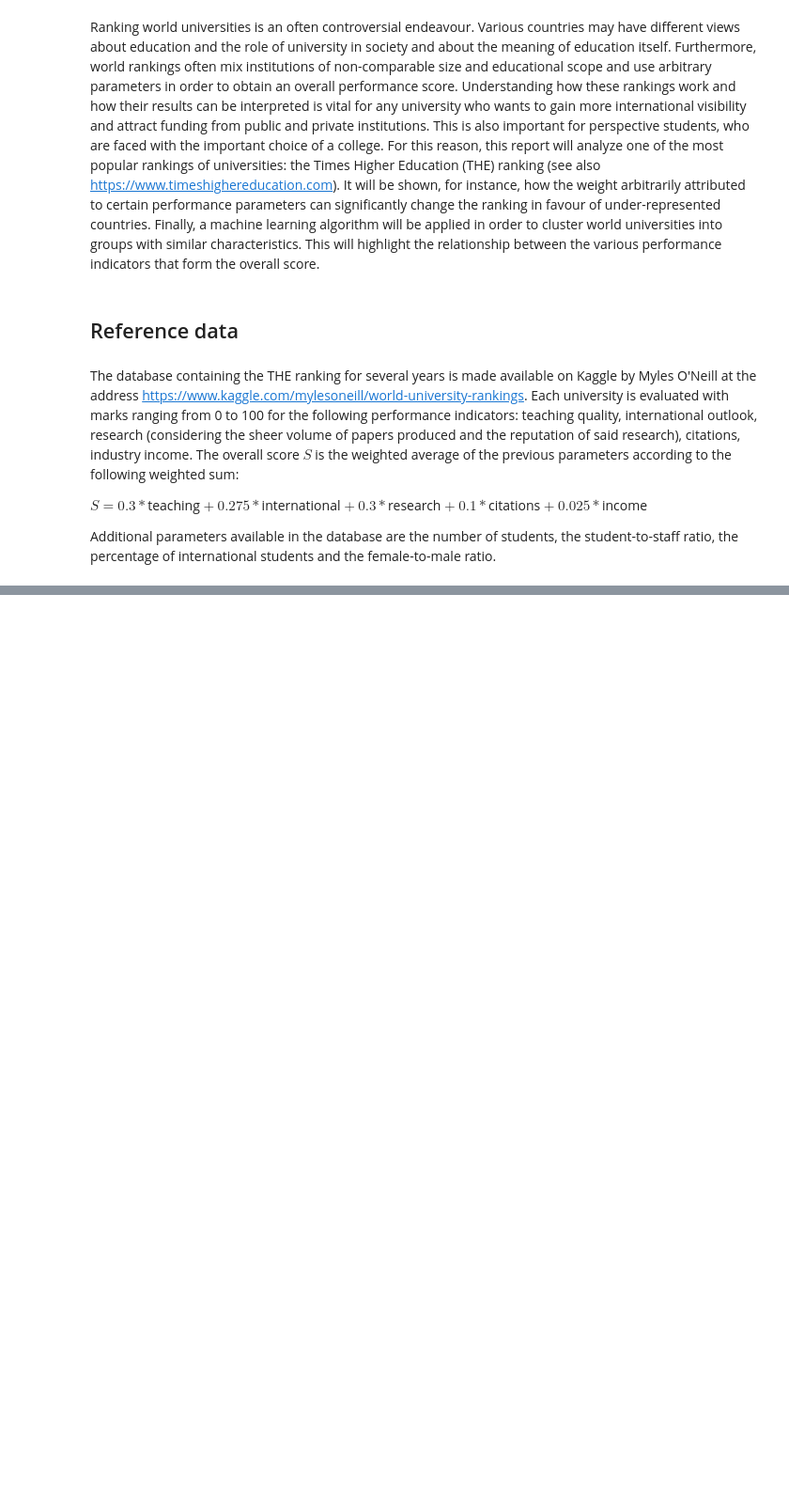
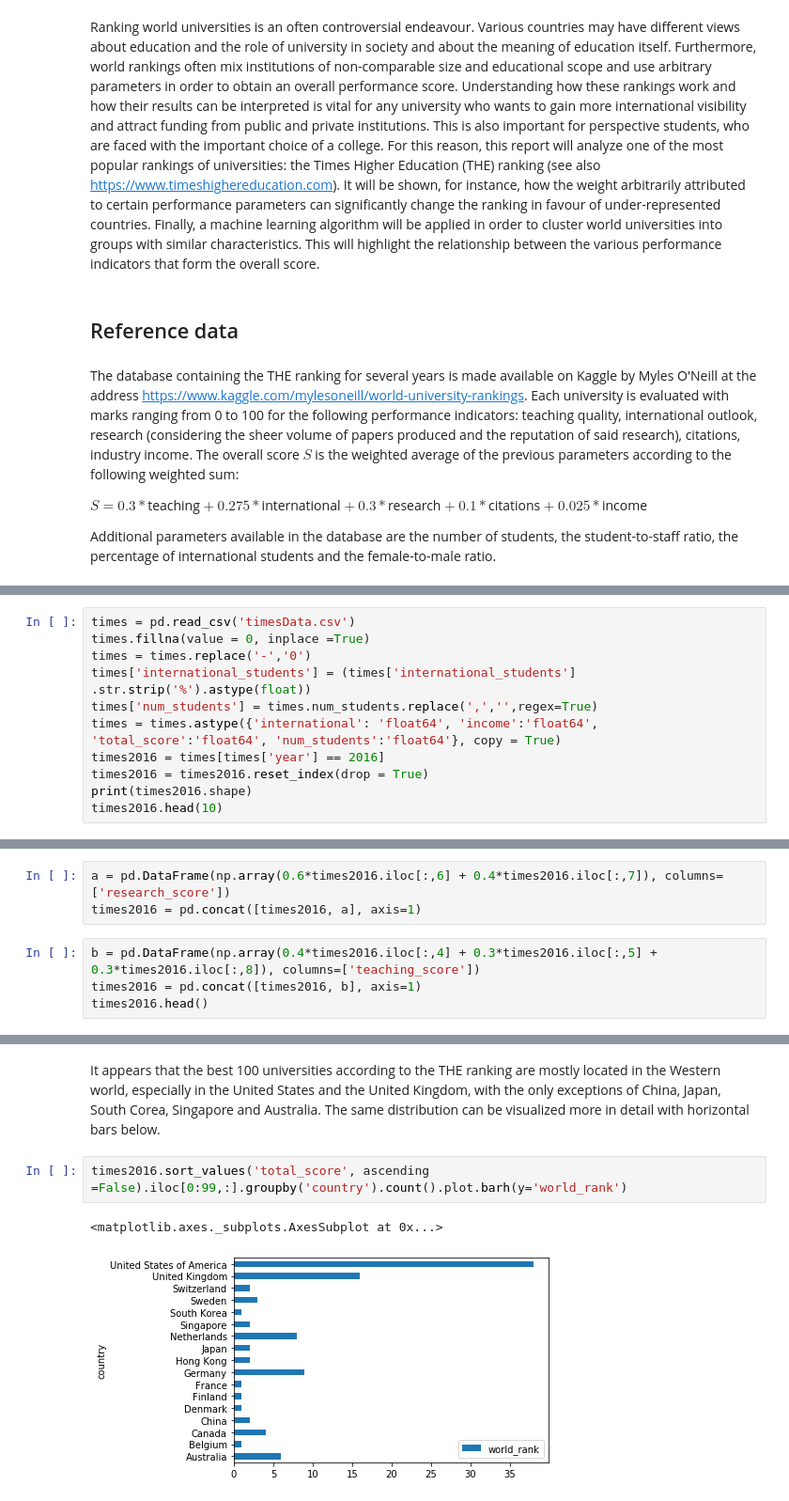
Before and after one commit to gabrielegrasso/Coursera_Capstone, a Jupyter notebook: university_performance.ipynb, the cells around one changed output, grey strips where cells are left out. Shown: that part at 94% size. Cells and saved outputs as stored; diff of their text form; blank space fills up the shorter version.

```diff
--- a/university_performance.ipynb
+++ b/university_performance.ipynb
@@ -15,0 +36,11 @@ Additional parameters available in the database are the number of students, the
+# %%
+times = pd.read_csv('timesData.csv')
+times.fillna(value = 0, inplace =True)
+times = times.replace('-','0')
+times['international_students'] = (times['international_students'] .str.strip('%').astype(float))
+times['num_students'] = times.num_students.replace(',','',regex=True)
+times = times.astype({'international': 'float64', 'income':'float64', 'total_score':'float64', 'num_students':'float64'}, copy = True)
+times2016 = times[times['year'] == 2016]
+times2016 = times2016.reset_index(drop = True)
+print(times2016.shape)
+times2016.head(10)
@@ -15,0 +132,7 @@ Additional parameters available in the database are the number of students, the
+# %%
+a = pd.DataFrame(np.array(0.6*times2016.iloc[:,6] + 0.4*times2016.iloc[:,7]), columns=['research_score'])
+times2016 = pd.concat([times2016, a], axis=1)
+# %%
+b = pd.DataFrame(np.array(0.4*times2016.iloc[:,4] + 0.3*times2016.iloc[:,5] + 0.3*times2016.iloc[:,8]), columns=['teaching_score'])
+times2016 = pd.concat([times2016, b], axis=1)
+times2016.head()
@@ -15,0 +156,7 @@ Additional parameters available in the database are the number of students, the
+# %% [markdown]
+It appears that the best 100 universities according to the THE ranking are mostly located in the Western world, especially in the United States and the United Kingdom, with the only exceptions of China, Japan, South Corea, Singapore and Australia. The same distribution can be visualized more in detail with horizontal bars below.
+# %%
+times2016.sort_values('total_score', ascending =False).iloc[0:99,:].groupby('country').count().plot.barh(y='world_rank')
+# %% [output]
+<matplotlib.axes._subplots.AxesSubplot at 0x...>
+[figure, added]
```
Also changed, not shown: parts of 60 cells of this notebook, 1 other file.
